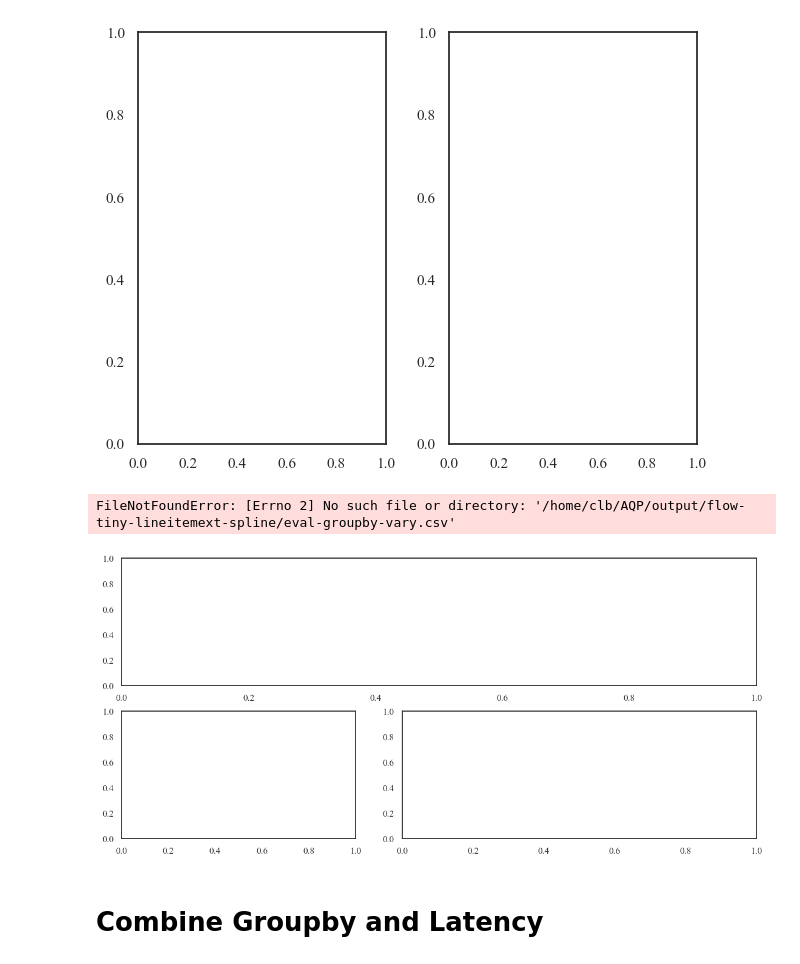
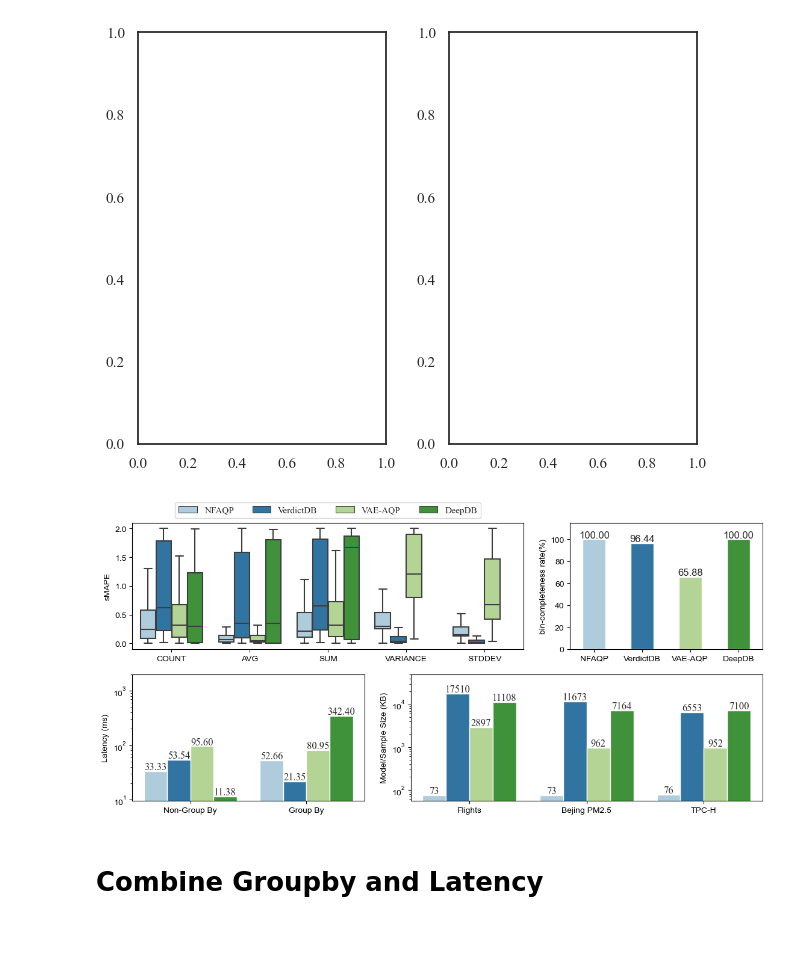
Before and after one commit to cenlibin/NFAQP, a Jupyter notebook: plot/seaborn.ipynb, the cells around one changed output. Saved outputs shown, nothing was run; the diff lists cells and outputs as text; code cells hidden in the pictures; blank space fills up the shorter version.

```diff
--- a/plot/seaborn.ipynb
+++ b/plot/seaborn.ipynb
@@ -244,7 +246,8 @@ high = 3
 
 fig = plt.figure(figsize=(ratio * high, high * 2))
 gs = GridSpec(2, 16)
-groupby_ax = plt.subplot(gs[0, :])
+groupby_ax = plt.subplot(gs[0, :10])
+bin_cmp_ax = plt.subplot(gs[0, 11:])
 latency_ax = plt.subplot(gs[1, :6])
 space_ax = plt.subplot(gs[1, 7:])
 
@@ -275,20 +278,44 @@ for i, dataset in enumerate(['lineitemext']):
                     hue="Aggregation Functions", showfliers=False, palette="Paired",
                     data=plot_df, ax=groupby_ax)
     groupby_ax.set(xlabel='')
-    if i != 2:
-        groupby_ax.set_xticklabels([])
+    # if i != 2:
+    #     groupby_ax.set_xticklabels([])
     if i != 0:
         groupby_ax.get_legend().remove()
     else:
-        sns.move_legend(groupby_ax, 'lower center', bbox_to_anchor=(.5, 1), ncol=4, title=None, frameon=True)
+        sns.move_legend(groupby_ax, 'lower center', bbox_to_anchor=(.5, 1), ncol=4, title=None)
         pass
     sns.set_style("whitegrid") # 白色网格背景
 
 
 
+bin_cmp = [100, 96.44, 65.88, 100]
+sns.barplot(
+        x=['NFAQP', 'VerdictDB', 'VAE-AQP', 'DeepDB'], y=bin_cmp,
+        palette="Paired", alpha=1.0, ax=bin_cmp_ax
+    )
+for p in bin_cmp_ax.patches:
+    height = p.get_height()
+    bin_cmp_ax.annotate(f"{height:.2f}", (p.get_x() + p.get_width() / 2., height),
+                ha='center', va='center', xytext=(0, 5), textcoords='offset points')
+# latency_ax.set_yscale('log')
+for bar in bin_cmp_ax.patches:
+    x = bar.get_x()
+    width = bar.get_width()
+    centre = x+width/2.
+    newwidth = width * 0.6
+    bar.set_x(centre - newwidth/2.)
+    bar.set_width(newwidth)
+
+bin_cmp_ax.set_ylim(top=115)
+bin_cmp_ax.set_ylabel("bin-completeness rate(%)")
+# sns.move_legend(space_ax, 'lower center', bbox_to_anchor=(.5, 1), ncol=4, title=None)
+
+
+plot_df = []
 for i, dataset in enumerate(['lineitemext']):
-    plot_df = []
-    df = pd.read_csv(f'/home/clb/AQP/output/flow-tiny-{dataset}-spline/eval.csv')
+
+    df = pd.read_csv(f'/home/clb/AQP/output/flow-tiny-{dataset}-spline/eval-vary.csv')
     methods = ['flow', 'verdict', 'vae', 'deepdb']
     methods_alias = {a: b for a, b in zip(methods, ['NFAQP', 'VerdictDB', 'VAE-AQP', 'DeepDB'])}
     df = df.mean()
@@ -298,12 +325,15 @@ for i, dataset in enumerate(['lineitemext']):
         plot_df.append((y_i, x_i, 'Non-Group By'))
 
     ###############################################
-    df = pd.read_csv(f'/home/clb/AQP/output/flow-tiny-{dataset}-spline/eval-groupby.csv')
+    df = pd.read_csv(f'/home/clb/AQP/output/flow-tiny-{dataset}-spline/eval-groupby-vary.csv')
     df = df.mean()
     x = [methods_alias[m] for m in methods]
     y = [df[f'{m}_latency'] for m in methods]
     for x_i, y_i in zip(x, y):
         plot_df.append((y_i, x_i, 'Group By'))
+
+
+
 
     plot_df = pd.DataFrame(plot_df, columns=['Latency (ms)', 'Methods', 'IsGroupBy'])
 
@@ -312,12 +342,12 @@ for i, dataset in enumerate(['lineitemext']):
     # latency_ax = sns.catplot(
     #     data=plot_df, kind="bar",
     #     x="IsGroupBy", y="Latency", hue="Methods",
-    #     palette="Paired", alpha=.8, legend=False
+    #     palette="Paired", alpha=1.0, legend=False
     # )
     sns.barplot(
         data=plot_df,
         x="IsGroupBy", y="Latency (ms)", hue="Methods",
-        palette="Paired", alpha=.8, ax=latency_ax
+        palette="Paired", alpha=1.0, ax=latency_ax
     )
     latency_ax.get_legend().remove()
     # 在每个条形上方添加数值标示
@@ -325,7 +355,8 @@ for i, dataset in enumerate(['lineitemext']):
         height = p.get_height()
         latency_ax.annotate(f"{height:.2f}", (p.get_x() + p.get_width() / 2., height),
                     ha='center', va='center', xytext=(0, 5), textcoords='offset points')
-    latency_ax.set_ylim(top=200)
+    latency_ax.set_yscale('log')
+    latency_ax.set_ylim(top=2000)
     # latency_ax.set_yscale('log')
     latency_ax.set_xlabel("")
 
@@ -333,43 +364,50 @@ for i, dataset in enumerate(['lineitemext']):
 
 size_df = pd.DataFrame(
         [
             ["NFAQP", 73, 'Flights'],
             ["VerdictDB", 17510, 'Flights'],
             ['VAE-AQP', 2897, 'Flights'],
             ['DeepDB', 11108, 'Flights'],
 
             ["NFAQP", 73, 'Bejing PM2.5'],
             ["VerdictDB", 11673, 'Bejing PM2.5'],
             ['VAE-AQP', 962, 'Bejing PM2.5'],
             ['DeepDB', 7164, 'Bejing PM2.5'],
 
             ["NFAQP", 76, 'TPC-H'],
             ["VerdictDB", 6553, 'TPC-H'],
             ['VAE-AQP', 952, 'TPC-H'],
             ['DeepDB', 7100, 'TPC-H'],
         ],
-        columns=['Methods', 'Model/Sample Size (MB)', 'Dataset']
+        columns=['Methods', 'Model/Sample Size (KB)', 'Dataset']
     )
 
 sns.barplot(
         data=size_df,
-        x="Dataset", y="Model/Sample Size (MB)", hue='Methods',
-        palette="Paired", alpha=.8, ax=space_ax
+        x="Dataset", y="Model/Sample Size (KB)", hue='Methods',
+        palette="Paired", alpha=1.0, ax=space_ax
     )
 for p in space_ax.patches:
-        # height = p.get_height()
-        # space_ax.annotate(f"{height}", (p.get_x() + p.get_width() / 2., height),
-        #             ha='center', va='center', xytext=(0, 5), textcoords='offset points')
-        space_ax.text(p.get_x() + p.get_width() / 2., p.get_height(), int(p.get_height()), ha='center')
+        height = p.get_height()
+        space_ax.annotate(f"{int(height)}", (p.get_x() + p.get_width() / 2., height),
+                    ha='center', va='center', xytext=(0, 5), textcoords='offset points')
+        # space_ax.text(p.get_x() + p.get_width() / 2., p.get_height(), int(p.get_height()), ha='center')
 space_ax.set_yscale('log')
 space_ax.get_legend().remove()
-space_ax.set_ylim(top=100000)
+# sns.move_legend(space_ax, 'lower center', bbox_to_anchor=(.5, 1), ncol=4, title=None)
+space_ax.set_ylim(top=50000)
 space_ax.set_xlabel("")
 
+
+
+# latency_ax.set_yscale('log')
+# latency_ax.set_xlabel("")
+
+
+
 plt.savefig(f"./latency_and_space.pdf", format="pdf", dpi=1200, bbox_inches="tight")
 # %% [output]
-FileNotFoundError: [Errno 2] No such file or directory: '/home/clb/AQP/output/flow-tiny-lineitemext-spline/eval-groupby-vary.csv'
-[figure, old version]
+[figure, new version]
 # %%
 import seaborn as sns
 import matplotlib.pyplot as plt
```
Also changed, not shown: parts of 4 cells of this notebook, 8 other files.
